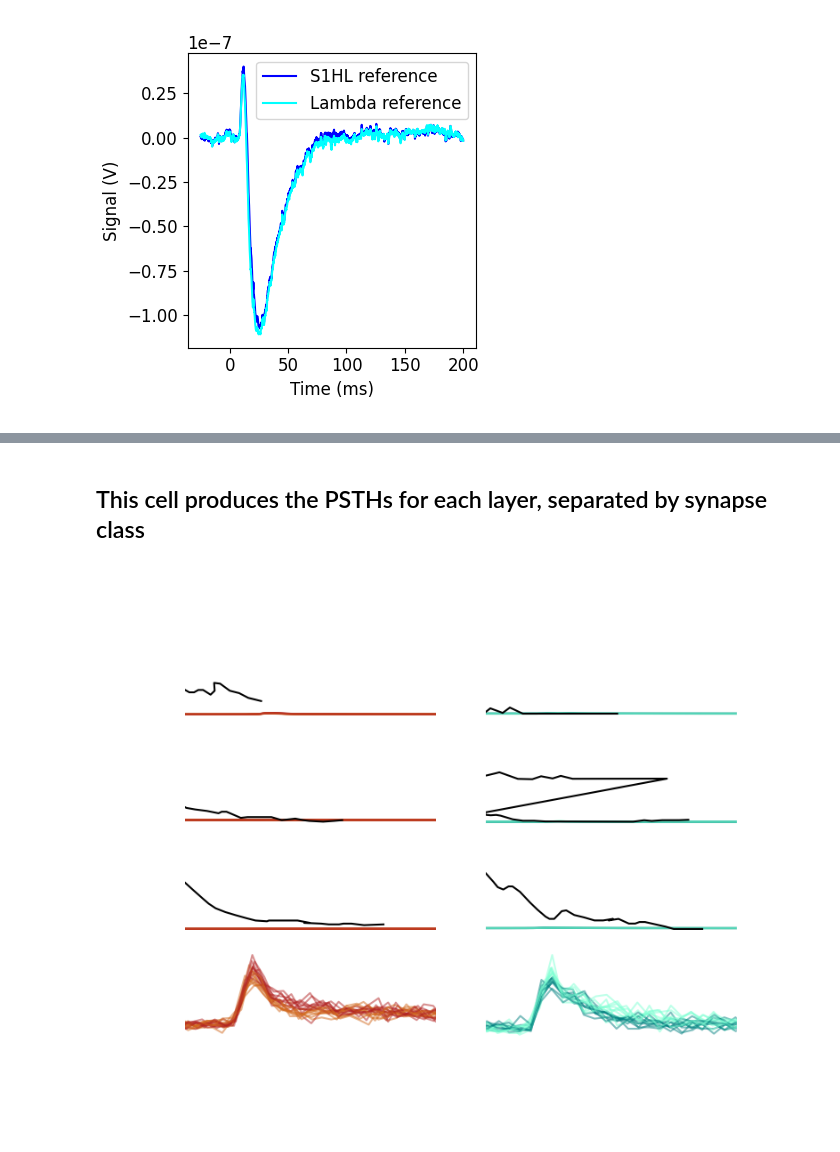
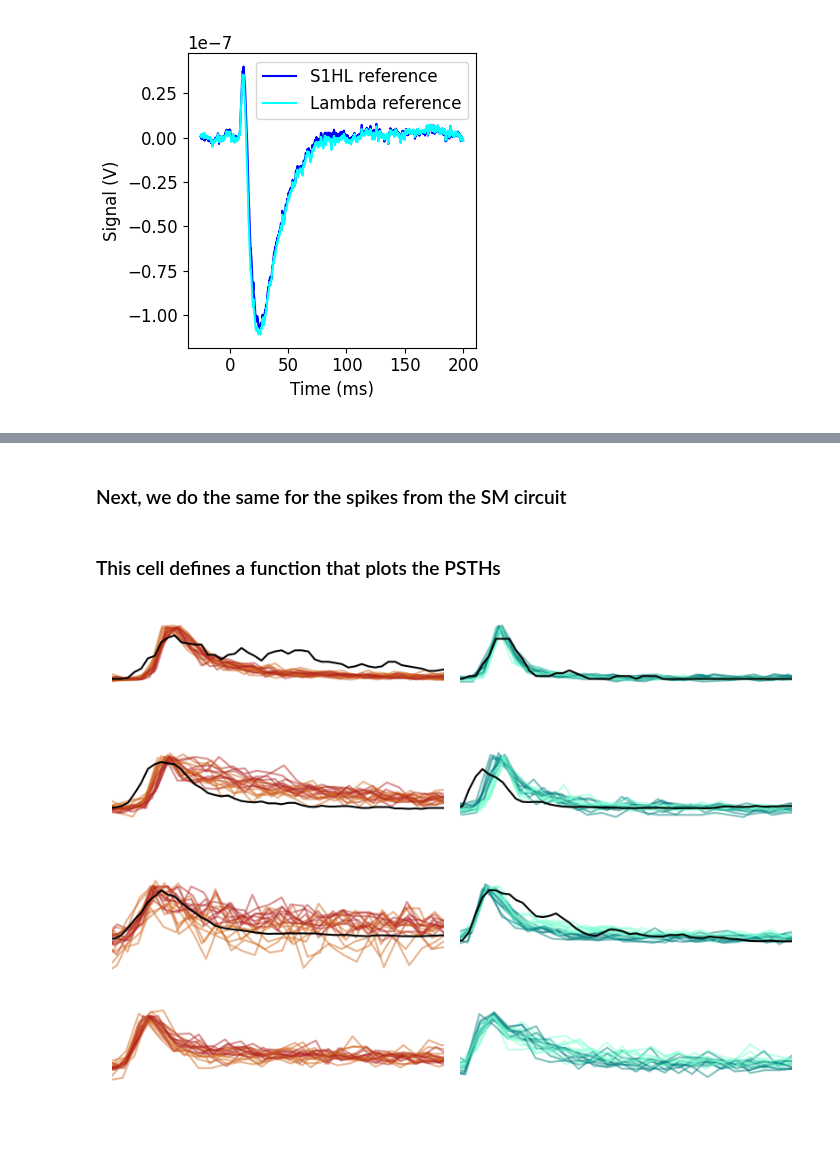
Before and after one commit to joseph-tharayil/whiskerFlick, a Jupyter notebook: MakeFigures.ipynb, the cells around one changed output, grey strips where cells are left out. Drawn from its saved outputs; the diff is of its cells as text; code cells hidden in the pictures.

Commit message:
Add files via upload
Adds PSTHs from in vivo and in silico whisker flick

```diff
--- a/MakeFigures.ipynb
+++ b/MakeFigures.ipynb
@@ -577,3 +616,13 @@ numRewiredSims
+# %%
+
+for i in range(10):
+
+    sOriginal = bp.Simulation(s1+'/'+str(i)+'/simulation_config.json')
+
+    if i == 0:
+        allOriginalSpikes = sOriginal.spikes.filter().report
+    else:
+        allOriginalSpikes = pd.concat((allOriginalSpikes,sOriginal.spikes.filter().report),axis=0)
 # %% [markdown]
 #### This cell loads the spike times of PeriTC cells from the original circuit
 # %%
@@ -1791,5 +2118,22 @@ plt.savefig('../../figures/reference.png',dpi=600)
+# %% [markdown]
+### Next, we do the same for the spikes from the SM circuit
+# %%
+spikes,bins = np.histogram(allRewiredSpikes.index,bins=1000)
+
+baselineStartIdx = np.argmin(np.abs(bins-1950))
+baselineEndIdx = np.argmin(np.abs(bins-2000))
+
+baseline = spikes[baselineStartIdx:baselineEndIdx]
+
+mean = np.mean(baseline)
+sd = np.std(baseline)
+
+startIdx = np.where(spikes[baselineStartIdx:]>3*sd+mean)[0][0]
+startTime = bins[baselineStartIdx:][startIdx]
+
+print(startTime)
 # %% [markdown]
-## This cell produces the PSTHs for each layer, separated by synapse class
+### This cell defines a function that plots the PSTHs
 # %%
 def plotPsth(spikingDfLists,ax,colorList,invivo=None):
 
@@ -1825,28 +2212,32 @@ def plotPsth(spikingDfLists,ax,colorList,invivo=None):
 # %%
 plt.figure(figsize=(8,6))
 
 ax = plt.subplot(4,2,1)
-plotPsth([originalSpikes23E,rewiredSpikes23E],ax,['firebrick','chocolate'],'L23E')
+plotPsth([originalSpikes23E,rewiredSpikes23E],ax,['firebrick','chocolate'],1)
 
 ax = plt.subplot(4,2,2)
-plotPsth([originalSpikes23I,rewiredSpikes23I],ax,['aquamarine','teal'],'L23I')
+plotPsth([originalSpikes23I,rewiredSpikes23I],ax,['aquamarine','teal'],3)
 
 ax = plt.subplot(4,2,3)
-plotPsth([originalSpikes4E,rewiredSpikes4E],ax,['firebrick','chocolate'],'L4E')
+plotPsth([originalSpikes4E,rewiredSpikes4E],ax,['firebrick','chocolate'],5)
 
 ax = plt.subplot(4,2,4)
-plotPsth([originalSpikes4I,rewiredSpikes4I],ax,['aquamarine','teal'],'L4I')
+plotPsth([originalSpikes4I,rewiredSpikes4I],ax,['aquamarine','teal'],7)
 
 ax = plt.subplot(4,2,5)
-plotPsth([originalSpikes5E,rewiredSpikes5E],ax,['firebrick','chocolate'],'L5E')
+plotPsth([originalSpikes5E,rewiredSpikes5E],ax,['firebrick','chocolate'],9)
 
 ax = plt.subplot(4,2,6)
-plotPsth([originalSpikes5I,rewiredSpikes5I],ax,['aquamarine','teal'],'L5I')
+plotPsth([originalSpikes5I,rewiredSpikes5I],ax,['aquamarine','teal'],11)
 
 ax = plt.subplot(4,2,7)
-plotPsth([originalSpikes6E,rewiredSpikes6E],ax,['firebrick','chocolate'])
+plotPsth([originalSpikes6E,rewiredSpikes6E],ax,['firebrick','chocolate'],invivo=None)
 
 ax = plt.subplot(4,2,8)
-plotPsth([originalSpikes6I,rewiredSpikes6I],ax,['aquamarine','teal'])
+plotPsth([originalSpikes6I,rewiredSpikes6I],ax,['aquamarine','teal'],invivo=None)
+
+plt.tight_layout()
+
+plt.savefig('figures/psths.png',dpi=600)
 # %% [output]
-[figure, old version]
+[figure, new version]
```
Also changed, not shown: parts of 42 cells of this notebook.
